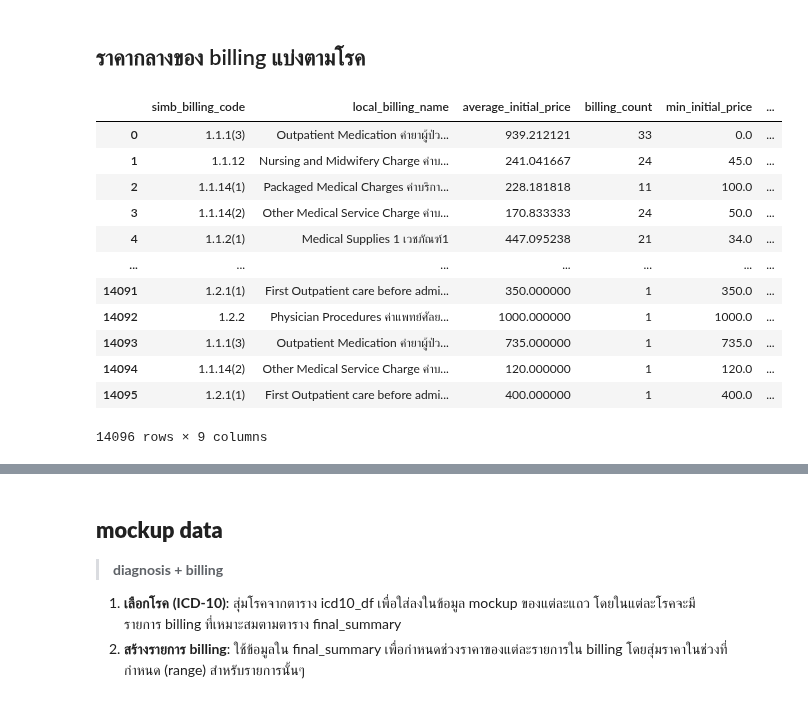
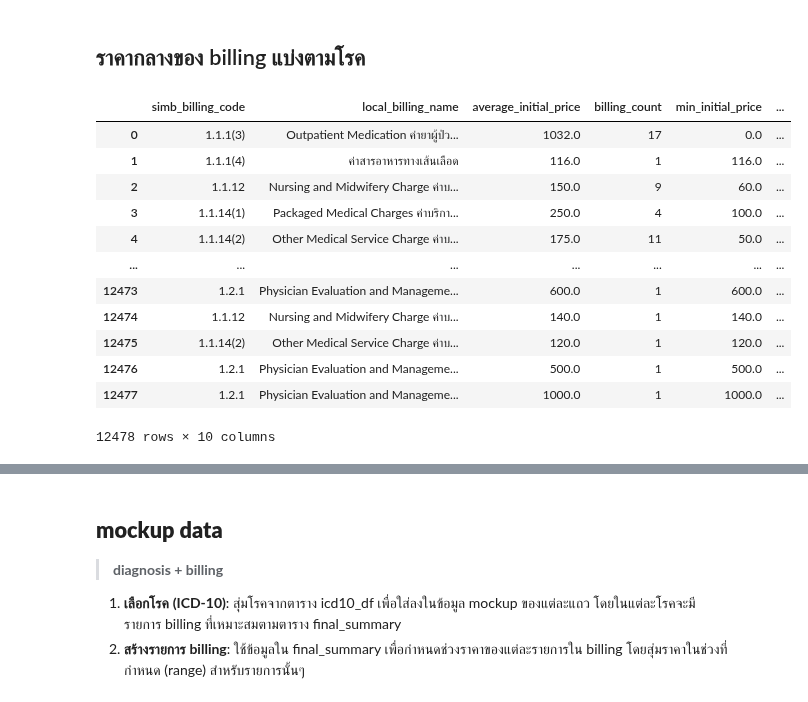
Before and after one commit to nxxk23/AI-Engineer, a Jupyter notebook: fraud/mockup.ipynb, the cells around one changed output, grey strips where cells are left out. Saved outputs shown, nothing was run; the diff lists cells and outputs as text; code cells hidden in the pictures.

```diff
--- a/fraud/mockup.ipynb
+++ b/fraud/mockup.ipynb
@@ -14,5 +12,0 @@ data[data['icd9']!='[]'].shape # จาก 50000 มีแค่ 104 rows
-# %%
-print((data[data['icd9']!='[]']['chief_complaint'].iloc[3]))
-print((data[data['icd9']!='[]']['is_procedure'].iloc[3]))
-print((data[data['icd9']!='[]']['dx_free_text'].iloc[3]))
-json.loads(data[data['icd9']!='[]']['diagnosis'].iloc[3])
@@ -39,2 +15,17 @@ Primary dysmenorrhoea
+# %%
+import json
+
+def extract_primary_icd10(diagnosis_str):
+    try:
+        diagnoses = json.loads(diagnosis_str)
+        if isinstance(diagnoses, list):
+            for d in diagnoses:
+                if isinstance(d, dict) and d.get("dx_type") == "PP":
+                    return d.get("icd10")
+    except (json.JSONDecodeError, TypeError):
+        pass
+    return None
+
+data['icd10'] = data['diagnosis'].apply(extract_primary_icd10)
 # %%
 icd10_df = pd.read_csv('/content/drive/MyDrive/AIEngineer/fraud/icd10 - ICD-10 v.2019.csv')
@@ -78,20 +49,21 @@ import pandas as pd
 # สร้าง DataFrame จาก data
 focus = pd.DataFrame(data)
 
-# แปลงคอลัมน์ diagnosis และ order_item ให้เป็น JSON
-focus['diagnosis'] = focus['diagnosis'].apply(lambda x: json.loads(x))
-focus['order_item'] = focus['order_item'].apply(lambda x: json.loads(x))
+# คัดลอกข้อมูลและแปลงให้การใช้ icd10 ที่ extract มาแล้ว
+focus['order_item'] = focus['order_item'].apply(lambda x: json.loads(x))  # แปลง order_item เป็น JSON
 
 all_billing_summary = []
 
-# ดึงรายการรหัส ICD-10 ที่ไม่ซ้ำกัน
-unique_icd10_codes = focus['diagnosis'].apply(lambda x: [d.get('icd10') for d in x]).explode().unique()
+# ดึงรายการรหัส ICD-10 ที่ไม่ซ้ำกันจาก icd10 ที่ extract มาแล้ว
+unique_icd10_codes = focus['icd10'].unique()
 
 for icd10 in unique_icd10_codes:
     # กรองข้อมูลสำหรับ ICD-10 รหัสนั้น
-    filtered_data = focus[
-        focus['diagnosis'].apply(lambda x: any(d.get('icd10') == icd10 for d in x))
-    ]
+    filtered_data = focus[focus['icd10'] == icd10]
+
+    # ตรวจสอบว่า filtered_data มีจำนวนแถวมากกว่าหนึ่งแถว
+    if icd10 == 'W260' and filtered_data.shape[0] > 1:
+        print(f"ข้อมูลที่กรองสำหรับ ICD-10 {icd10} มีหลายแถว: {filtered_data.shape[0]}")
 
     # ตรวจหาค่า illness_type ที่พบบ่อยที่สุดสำหรับรหัส icd10 นั้น (หากมีหลายประเภท)
     illness_type = filtered_data['illnes_type'].mode().iloc[0] if not filtered_data['illnes_type'].mode().empty else None
@@ -101,47 +73,60 @@ for icd10 in unique_icd10_codes:
     for items in filtered_data['billing']:
         items = json.loads(items)
         for item in items:
             billing_items.append(item)
 
     billing_items_df = pd.DataFrame(billing_items)
     billing_items_df['billing_initial'] = billing_items_df['billing_initial'].astype(float)
 
+    # ลบข้อมูลซ้ำจาก billing_items_df เพื่อป้องกันไม่ให้ข้อมูลซ้ำในตาราง
+    billing_items_df.drop_duplicates(inplace=True)
+
     # คำนวณ summary ของ billing ตาม billing code และชื่อ
     billing_summary = billing_items_df.groupby(['simb_billing_code', 'local_billing_name']).agg(
-        average_initial_price=('billing_initial', 'mean'),
+        average_initial_price=('billing_initial', 'median'),
         billing_count=('billing_initial', 'count'),
         min_initial_price=('billing_initial', 'min'),
-        max_initial_price=('billing_initial', 'max')
+        max_initial_price=('billing_initial', 'max'),
+        price_list=('billing_initial', lambda x: sorted(x.unique().tolist()))  # สร้าง list ของราคาที่ไม่ซ้ำ
     ).reset_index()
 
-    # สร้างคอลัมน์ range
+    # แปลง price_list เป็น string ก่อนการใช้ drop_duplicates
+    billing_summary['price_list'] = billing_summary['price_list'].apply(lambda x: str(x))
+
+    # คำนวณ range ของราคาตาม min-max
     billing_summary['range'] = billing_summary['min_initial_price'].astype(str) + '-' + billing_summary['max_initial_price'].astype(str)
 
     # เพิ่มคอลัมน์ icd10 และ illness_type
     billing_summary['icd10'] = icd10
     billing_summary['illness_type'] = illness_type
+
+    # ลบข้อมูลซ้ำใน billing_summary ก่อนเพิ่มเข้าไปใน all_billing_summary
+    billing_summary.drop_duplicates(inplace=True)
 
     # เพิ่มข้อมูล billing_summary เข้าในรายการ all_billing_summary
     all_billing_summary.append(billing_summary)
 
 # รวมข้อมูลทั้งหมดใน all_billing_summary เข้าด้วยกัน
 final_summary = pd.concat(all_billing_summary, ignore_index=True)
 
+# ลบข้อมูลซ้ำใน final_summary
+final_summary.drop_duplicates(inplace=True)
+
 # แสดงตารางผลลัพธ์
 display(final_summary)
 # %% [output]
 |  | simb_billing_code | local_billing_name | average_initial_price | billing_count | min_initial_price | ... |
-| 0 | 1.1.1(3) | Outpatient Medication ค่ายาผู้ป่ว... | 939.212121 | 33 | 0.0 | ... |
-| 1 | 1.1.12 | Nursing and Midwifery Charge ค่าบ... | 241.041667 | 24 | 45.0 | ... |
-| 2 | 1.1.14(1) | Packaged Medical Charges ค่าบริกา... | 228.181818 | 11 | 100.0 | ... |
-| 3 | 1.1.14(2) | Other Medical Service Charge ค่าบ... | 170.833333 | 24 | 50.0 | ... |
-| 4 | 1.1.2(1) | Medical Supplies 1 เวชภัณฑ์1 | 447.095238 | 21 | 34.0 | ... |
+| 0 | 1.1.1(3) | Outpatient Medication ค่ายาผู้ป่ว... | 1032.0 | 17 | 0.0 | ... |
+| 1 | 1.1.1(4) | ค่าสารอาหารทางเส้นเลือด | 116.0 | 1 | 116.0 | ... |
+| 2 | 1.1.12 | Nursing and Midwifery Charge ค่าบ... | 150.0 | 9 | 60.0 | ... |
+| 3 | 1.1.14(1) | Packaged Medical Charges ค่าบริกา... | 250.0 | 4 | 100.0 | ... |
+| 4 | 1.1.14(2) | Other Medical Service Charge ค่าบ... | 175.0 | 11 | 50.0 | ... |
 | ... | ... | ... | ... | ... | ... | ... |
-| 14091 | 1.2.1(1) | First Outpatient care before admi... | 350.000000 | 1 | 350.0 | ... |
-| 14092 | 1.2.2 | Physician Procedures ค่าแพทย์ศัลย... | 1000.000000 | 1 | 1000.0 | ... |
-| 14093 | 1.1.1(3) | Outpatient Medication ค่ายาผู้ป่ว... | 735.000000 | 1 | 735.0 | ... |
-| 14094 | 1.1.14(2) | Other Medical Service Charge ค่าบ... | 120.000000 | 1 | 120.0 | ... |
-| 14095 | 1.2.1(1) | First Outpatient care before admi... | 400.000000 | 1 | 400.0 | ... |
+| 12473 | 1.2.1 | Physician Evaluation and Manageme... | 600.0 | 1 | 600.0 | ... |
+| 12474 | 1.1.12 | Nursing and Midwifery Charge ค่าบ... | 140.0 | 1 | 140.0 | ... |
+| 12475 | 1.1.14(2) | Other Medical Service Charge ค่าบ... | 120.0 | 1 | 120.0 | ... |
+| 12476 | 1.2.1 | Physician Evaluation and Manageme... | 500.0 | 1 | 500.0 | ... |
+| 12477 | 1.2.1 | Physician Evaluation and Manageme... | 1000.0 | 1 | 1000.0 | ... |
-14096 rows × 9 columns
+12478 rows × 10 columns
 # %%
 final_summary.to_csv('/content/drive/MyDrive/AIEngineer/fraud/mockup/range_billing_by_icd10.csv', index=False)
```
Also changed, not shown: parts of 42 cells of this notebook.
